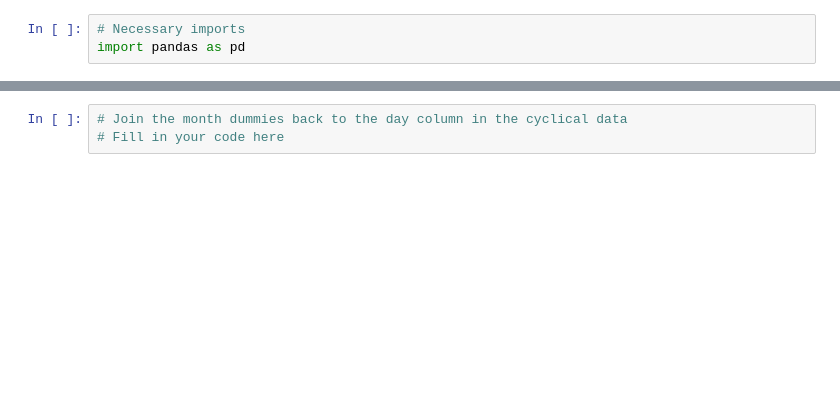
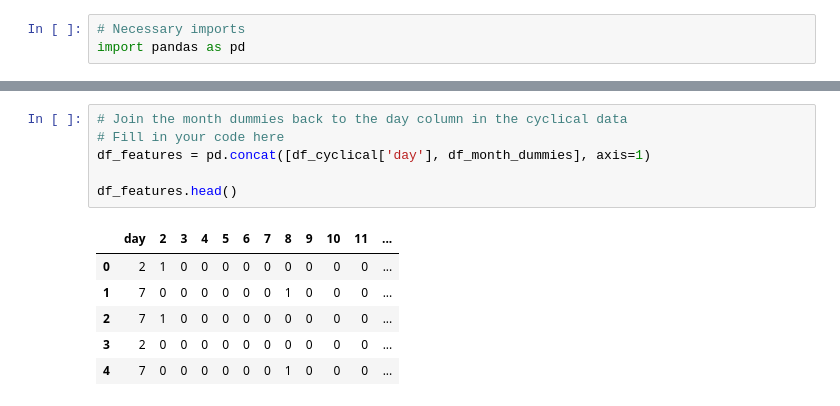
Before and after one commit to INEDataScience/hands-on-feature-encodings, a Jupyter notebook: Project.ipynb, the cells around one changed output, grey strips where cells are left out. Drawn from its saved outputs; the diff is of its cells as text; blank space fills up the shorter version.

```diff
--- a/Project.ipynb
+++ b/Project.ipynb
@@ -68,6 +242,16 @@ from statsmodels.tools.tools import add_constant
 # %%
 # Join the month dummies back to the day column in the cyclical data
 # Fill in your code here
+df_features = pd.concat([df_cyclical['day'], df_month_dummies], axis=1)
+
+df_features.head()
+# %% [output]
+|  | day | 2 | 3 | 4 | 5 | 6 | 7 | 8 | 9 | 10 | 11 | ... |
+| 0 | 2 | 1 | 0 | 0 | 0 | 0 | 0 | 0 | 0 | 0 | 0 | ... |
+| 1 | 7 | 0 | 0 | 0 | 0 | 0 | 0 | 1 | 0 | 0 | 0 | ... |
+| 2 | 7 | 1 | 0 | 0 | 0 | 0 | 0 | 0 | 0 | 0 | 0 | ... |
+| 3 | 2 | 0 | 0 | 0 | 0 | 0 | 0 | 0 | 0 | 0 | 0 | ... |
+| 4 | 7 | 0 | 0 | 0 | 0 | 0 | 0 | 1 | 0 | 0 | 0 | ... |
 # %% [markdown]
 ![orange-divider](https://user-images.githubusercontent.com/7065401/98619088-44ab6000-22e1-11eb-8f6d-5532e68ab274.png)
 
```
Also changed, not shown: parts of 19 cells of this notebook.
